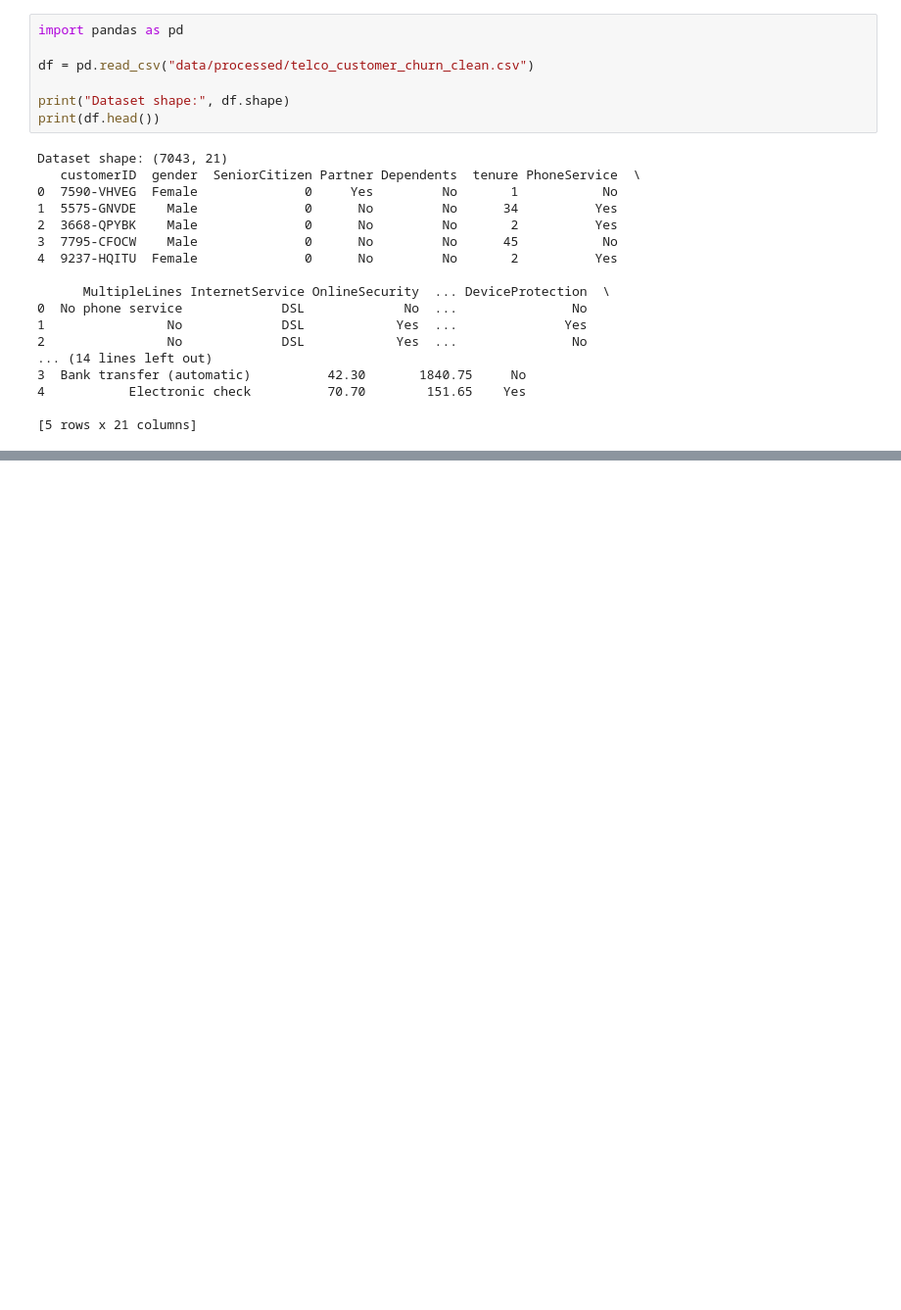
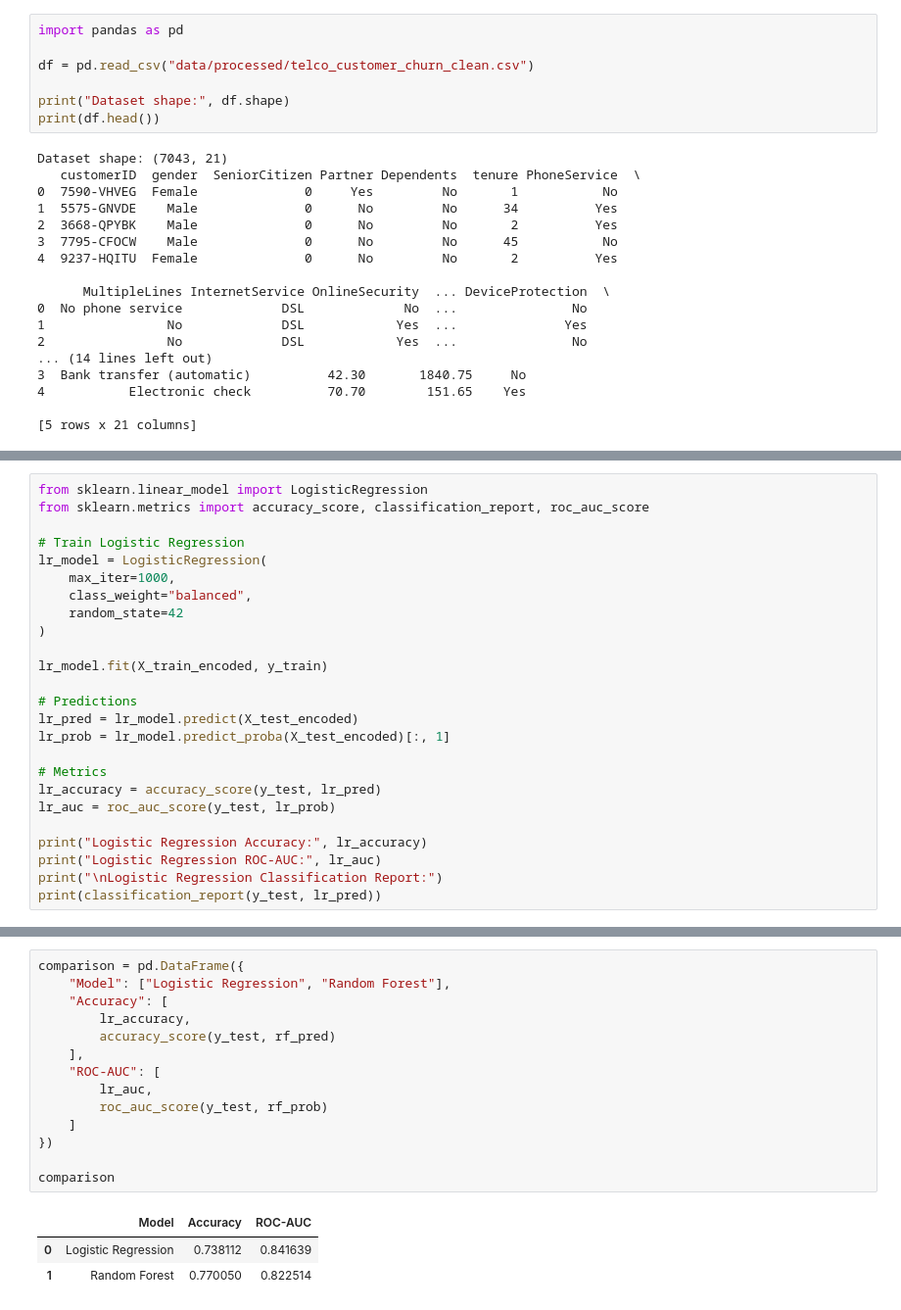
Before and after one commit to Tamirahsharieff/Zaalima-Data-Analytics-Team, a Jupyter notebook: notebooks/customer_churn_analysis.ipynb, the cells around one changed output, grey strips where cells are left out. Shown at 98% size. Cells and saved outputs as stored; diff of their text form; blank space fills up the shorter version.

```diff
--- a/notebooks/customer_churn_analysis.ipynb
+++ b/notebooks/customer_churn_analysis.ipynb
@@ -1896,0 +2239,25 @@ NameError: name 'df' is not defined
+# %%
+from sklearn.linear_model import LogisticRegression
+from sklearn.metrics import accuracy_score, classification_report, roc_auc_score
+
+# Train Logistic Regression
+lr_model = LogisticRegression(
+    max_iter=1000,
+    class_weight="balanced",
+    random_state=42
+)
+
+lr_model.fit(X_train_encoded, y_train)
+
+# Predictions
+lr_pred = lr_model.predict(X_test_encoded)
+lr_prob = lr_model.predict_proba(X_test_encoded)[:, 1]
+
+# Metrics
+lr_accuracy = accuracy_score(y_test, lr_pred)
+lr_auc = roc_auc_score(y_test, lr_prob)
+
+print("Logistic Regression Accuracy:", lr_accuracy)
+print("Logistic Regression ROC-AUC:", lr_auc)
+print("\nLogistic Regression Classification Report:")
+print(classification_report(y_test, lr_pred))
@@ -1896,0 +2294,18 @@ NameError: name 'df' is not defined
+# %%
+comparison = pd.DataFrame({
+    "Model": ["Logistic Regression", "Random Forest"],
+    "Accuracy": [
+        lr_accuracy,
+        accuracy_score(y_test, rf_pred)
+    ],
+    "ROC-AUC": [
+        lr_auc,
+        roc_auc_score(y_test, rf_prob)
+    ]
+})
+
+comparison
+# %% [output]
+|  | Model | Accuracy | ROC-AUC |
+| 0 | Logistic Regression | 0.738112 | 0.841639 |
+| 1 | Random Forest | 0.770050 | 0.822514 |
```
Also changed, not shown: parts of 47 cells of this notebook.
